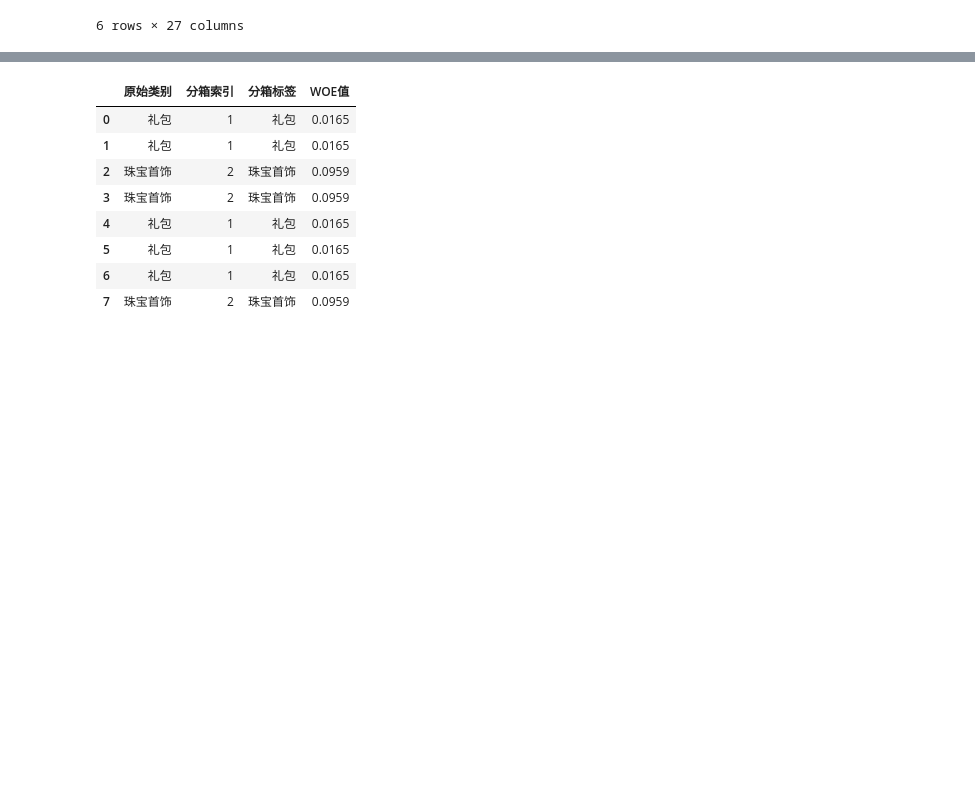
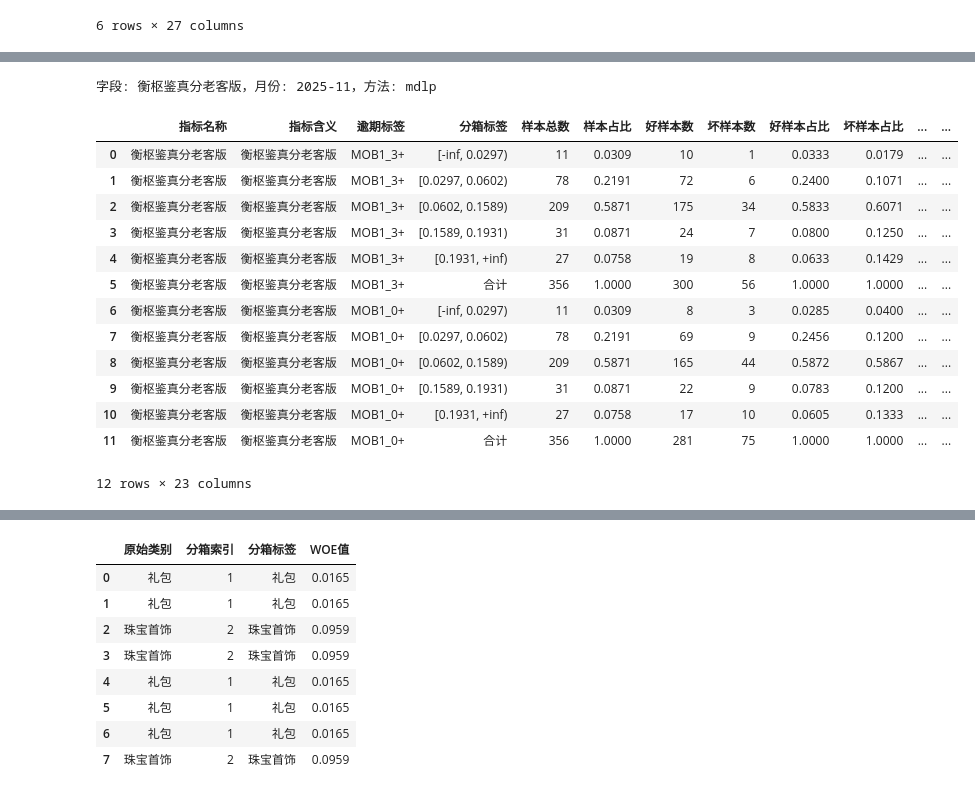
Before and after one commit to hengshu-credit/hscredit, a Jupyter notebook: examples/01_binning.ipynb, the cells around one changed output, grey strips where cells are left out. Drawn from its saved outputs; the diff is of its cells as text; code cells hidden in the pictures; blank space fills up the shorter version.

Commit message:
add feature_group_binning_summary feature

```diff
--- a/examples/01_binning.ipynb
+++ b/examples/01_binning.ipynb
@@ -532,0 +546,21 @@ feature_bin_stats(
+# %%
+from hscredit import feature_group_binning_summary
+
+# 日期 + 频次：按放款月份比较同一评分字段的分箱效果
+group_feature = summary_features[0]
+monthly_binning_tables, monthly_binning_summary = feature_group_binning_summary(
+    data=df,
+    feature=group_feature,
+    methods=['quantile', 'mdlp'],
+    date_col='放款时间',
+    freq='M',
+    overdue='MOB1',
+    dpds=[3, 0],
+    max_n_bins=5,
+    min_bin_size=0.05,
+    margins=True,
+    long_format=True,
+)
+
+print('月份分组:', list(monthly_binning_tables[group_feature]['quantile']))
+monthly_binning_summary
@@ -532,0 +579,21 @@ feature_bin_stats(
+# %%
+# 查看某一月份、某一种分箱方法对应的具体分箱表
+example_month = next(iter(monthly_binning_tables[group_feature]['mdlp']))
+print(f'字段: {group_feature}，月份: {example_month}，方法: mdlp')
+monthly_binning_tables[group_feature]['mdlp'][example_month]
+# %% [output]
+字段: 衡枢鉴真分老客版，月份: 2025-11，方法: mdlp
+|  | 指标名称 | 指标含义 | 逾期标签 | 分箱标签 | 样本总数 | 样本占比 | 好样本数 | 坏样本数 | 好样本占比 | 坏样本占比 | ... | ... |
+| 0 | 衡枢鉴真分老客版 | 衡枢鉴真分老客版 | MOB1_3+ | [-inf, 0.0297) | 11 | 0.0309 | 10 | 1 | 0.0333 | 0.0179 | ... | ... |
+| 1 | 衡枢鉴真分老客版 | 衡枢鉴真分老客版 | MOB1_3+ | [0.0297, 0.0602) | 78 | 0.2191 | 72 | 6 | 0.2400 | 0.1071 | ... | ... |
+| 2 | 衡枢鉴真分老客版 | 衡枢鉴真分老客版 | MOB1_3+ | [0.0602, 0.1589) | 209 | 0.5871 | 175 | 34 | 0.5833 | 0.6071 | ... | ... |
+| 3 | 衡枢鉴真分老客版 | 衡枢鉴真分老客版 | MOB1_3+ | [0.1589, 0.1931) | 31 | 0.0871 | 24 | 7 | 0.0800 | 0.1250 | ... | ... |
+| 4 | 衡枢鉴真分老客版 | 衡枢鉴真分老客版 | MOB1_3+ | [0.1931, +inf) | 27 | 0.0758 | 19 | 8 | 0.0633 | 0.1429 | ... | ... |
+| 5 | 衡枢鉴真分老客版 | 衡枢鉴真分老客版 | MOB1_3+ | 合计 | 356 | 1.0000 | 300 | 56 | 1.0000 | 1.0000 | ... | ... |
+| 6 | 衡枢鉴真分老客版 | 衡枢鉴真分老客版 | MOB1_0+ | [-inf, 0.0297) | 11 | 0.0309 | 8 | 3 | 0.0285 | 0.0400 | ... | ... |
+| 7 | 衡枢鉴真分老客版 | 衡枢鉴真分老客版 | MOB1_0+ | [0.0297, 0.0602) | 78 | 0.2191 | 69 | 9 | 0.2456 | 0.1200 | ... | ... |
+| 8 | 衡枢鉴真分老客版 | 衡枢鉴真分老客版 | MOB1_0+ | [0.0602, 0.1589) | 209 | 0.5871 | 165 | 44 | 0.5872 | 0.5867 | ... | ... |
+| 9 | 衡枢鉴真分老客版 | 衡枢鉴真分老客版 | MOB1_0+ | [0.1589, 0.1931) | 31 | 0.0871 | 22 | 9 | 0.0783 | 0.1200 | ... | ... |
+| 10 | 衡枢鉴真分老客版 | 衡枢鉴真分老客版 | MOB1_0+ | [0.1931, +inf) | 27 | 0.0758 | 17 | 10 | 0.0605 | 0.1333 | ... | ... |
+| 11 | 衡枢鉴真分老客版 | 衡枢鉴真分老客版 | MOB1_0+ | 合计 | 356 | 1.0000 | 281 | 75 | 1.0000 | 1.0000 | ... | ... |
+12 rows × 23 columns
```
Also changed, not shown: parts of 9 cells of this notebook, 5 other files.
